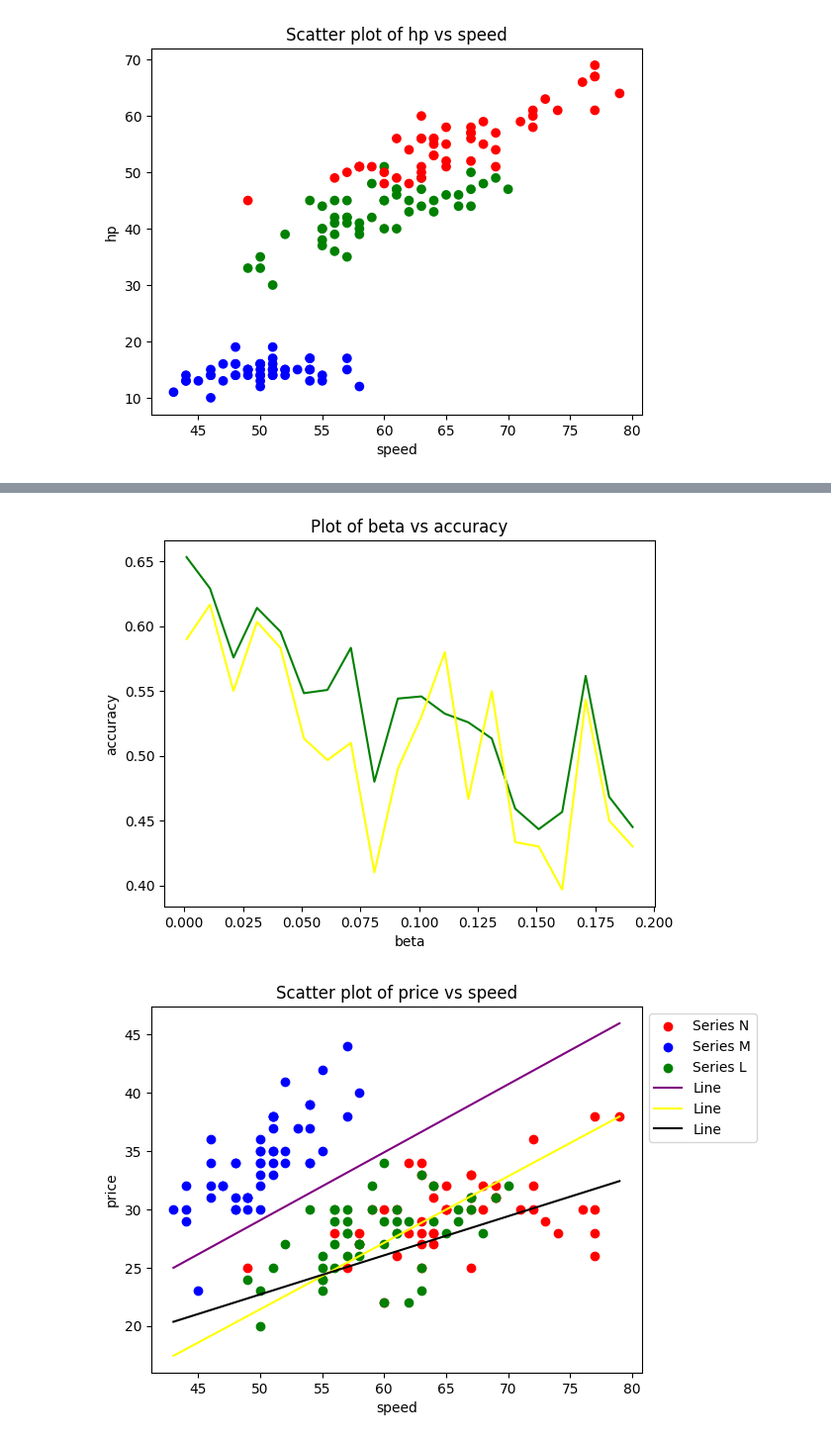
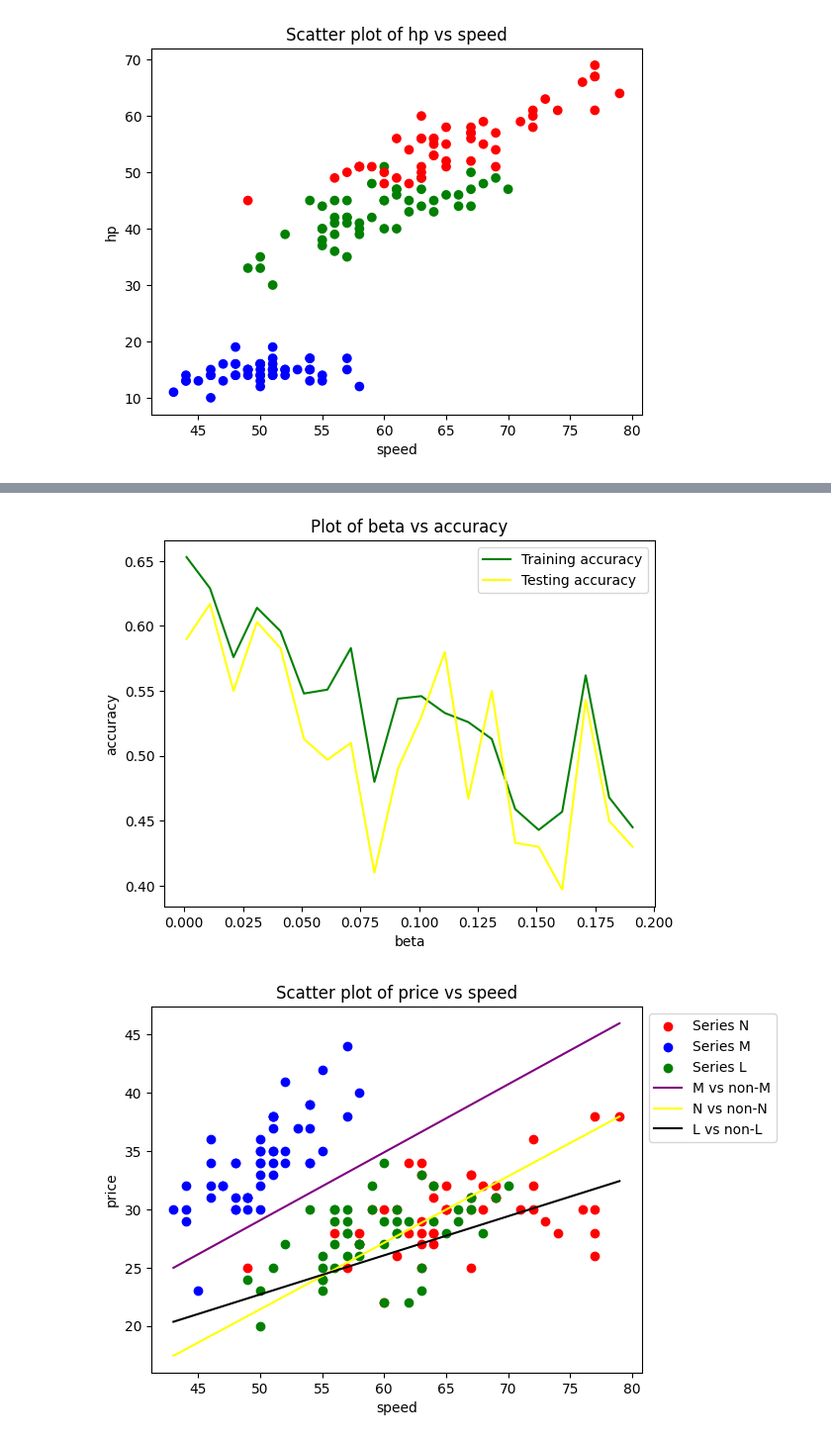
Before and after one commit to Aditya-Y-29/ML-Assignments, a Jupyter notebook: Assignment-2/Task1.ipynb, the cells around one changed output, grey strips where cells are left out. Shown at 99% size. Drawn from its saved outputs; the diff is of its cells as text; code cells hidden in the pictures.

```diff
--- a/Assignment-2/Task1.ipynb
+++ b/Assignment-2/Task1.ipynb
@@ -187,8 +188,8 @@ def spilt_data_into_training_and_testing(df, random_state):
     test_df = df_shuffled[train_rows:]
     return train_df, test_df
 # %%
-# Plotting the hyperplanes obtained from logistic regression.
-def plot_logistic_regression_hyperplanes(df, line_x, line_y_m, line_y_n, line_y_l):
+# Plotting the hyperplanes obtained from regularised logistic regression.
+def plot_regularised_logistic_regression_hyperplanes(df, line_x, line_y_m, line_y_n, line_y_l):
     dataframe = df
     x_column = 'speed'
     y_column = 'price'
@@ -198,9 +199,9 @@ def plot_logistic_regression_hyperplanes(df, line_x, line_y_m, line_y_n, line_y_
     plt.scatter(dataframe[dataframe['Model'] == 'Series N'][x_column], dataframe[dataframe['Model'] == 'Series N'][y_column], c='red', label='Series N')
     plt.scatter(dataframe[dataframe['Model'] == 'Series M'][x_column], dataframe[dataframe['Model'] == 'Series M'][y_column], c='blue', label='Series M')
     plt.scatter(dataframe[dataframe['Model'] == 'Series L'][x_column], dataframe[dataframe['Model'] == 'Series L'][y_column], c='green', label='Series L')
-    plt.plot(line_x, line_y_m, color='purple', label='Line')
-    plt.plot(line_x, line_y_n, color='yellow', label='Line')
-    plt.plot(line_x, line_y_l, color='black', label='Line')
+    plt.plot(line_x, line_y_m, color='purple', label='M vs non-M')
+    plt.plot(line_x, line_y_n, color='yellow', label='N vs non-N')
+    plt.plot(line_x, line_y_l, color='black', label='L vs non-L')
     plt.xlabel(x_column)
     plt.ylabel(y_column)
     plt.title(f"Scatter plot of {y_column} vs {x_column}")
@@ -361,14 +349,14 @@ Testing accuarcy [0.5900000000000001, 0.6166666666666667, 0.55, 0.60333333333333
 # %%
-plt.plot(beta_values, training_accuracy, color= 'green')
-plt.plot(beta_values, testing_accuracy, color = 'yellow')
+plt.plot(beta_values, training_accuracy, color = 'green', label = 'Training accuracy')
+plt.plot(beta_values, testing_accuracy, color = 'yellow', label = 'Testing accuracy')
 
 plt.xlabel('beta')
 plt.ylabel('accuracy')
 plt.title('Plot of beta vs accuracy')
-
+plt.legend()
 plt.show()
 # %% [output]
-[figure, old version]
+[figure, new version]
 # %%
 # ------------------------------------------------------ C ---------------------------------------------------------------
 # %%
@@ -385,10 +374,10 @@ weight_vector_l, intercept_l = regularised_logistic_regression_weight_vector_and
 # %%
 x_values = dataframe[x_column].values.tolist()
 line_x = np.linspace(min(x_values), max(x_values), 100)
 line_y_m = - (weight_vector_m[0] * line_x + intercept) / weight_vector_m[1]
 line_y_n = - (weight_vector_n[0] * line_x + intercept_n) / weight_vector_n[1]
 line_y_l = - (weight_vector_l[0] * line_x + intercept_l) / weight_vector_l[1]
-plot_logistic_regression_hyperplanes(df, line_x, line_y_m, line_y_n, line_y_l)
+plot_regularised_logistic_regression_hyperplanes(df, line_x, line_y_m, line_y_n, line_y_l)
 # %% [output]
-[figure, old version]
+[figure, new version]
 # %%
```
Also changed, not shown: parts of 20 cells of this notebook.
